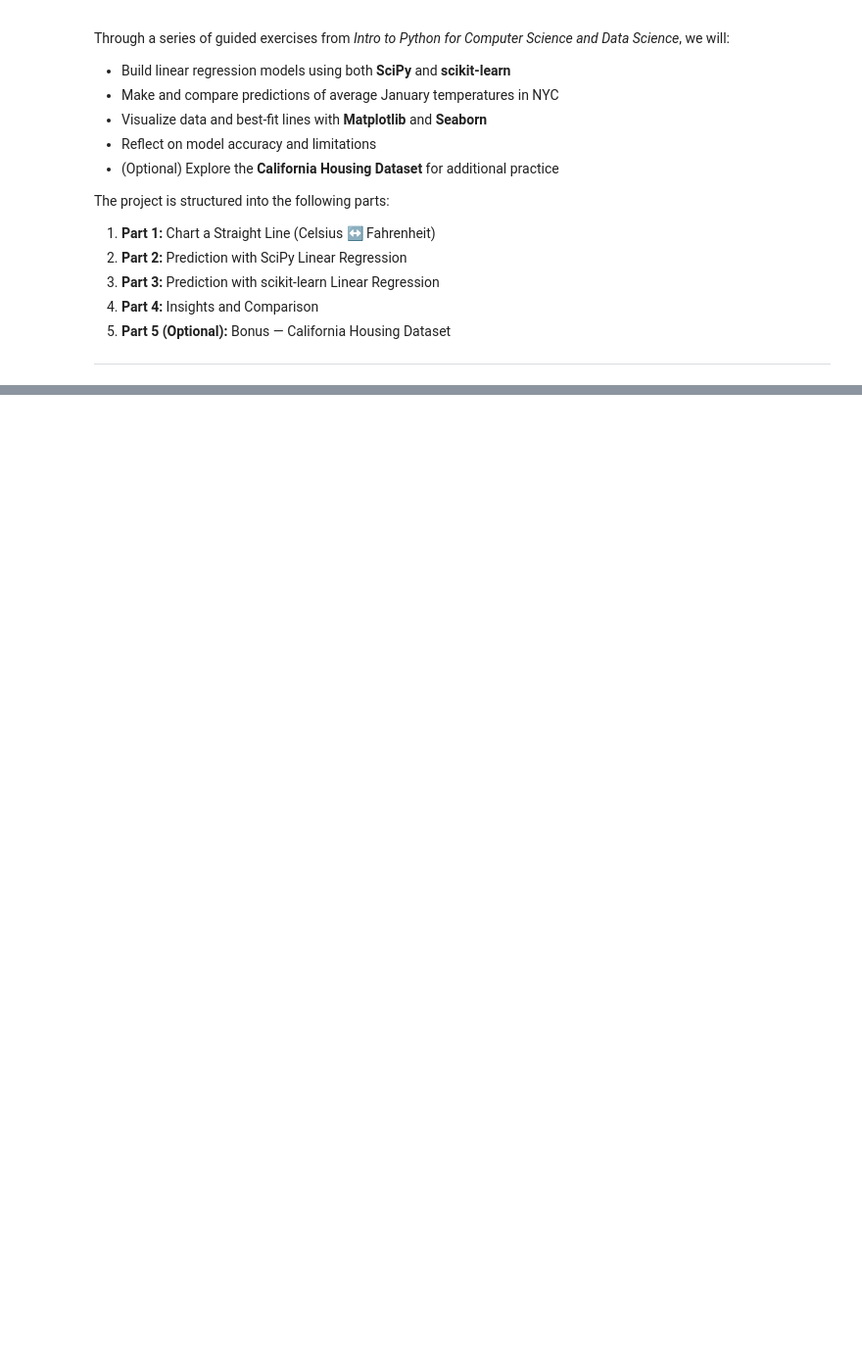
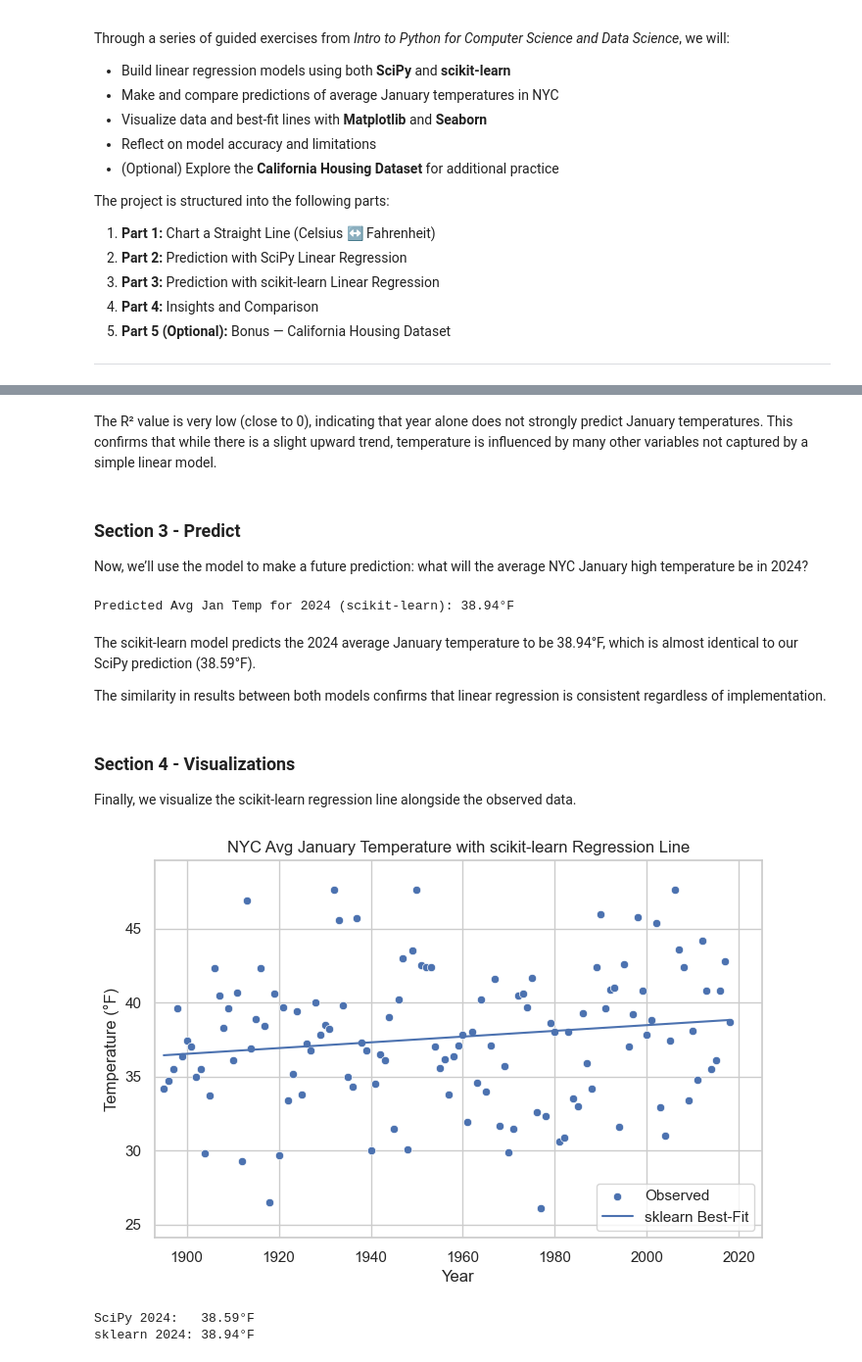
Before and after one commit to staceyolson23-blip/datafun-07-ml, a Jupyter notebook: notebooks/stacey_ml.ipynb, the cells around one changed output, grey strips where cells are left out. Shown: that part at 98% size. Saved outputs shown, nothing was run; the diff lists cells and outputs as text; code cells hidden in the pictures; blank space fills up the shorter version.

```diff
--- a/notebooks/stacey_ml.ipynb
+++ b/notebooks/stacey_ml.ipynb
@@ -33,0 +234,15 @@ OK!
+# %%
+from sklearn.model_selection import train_test_split
+from sklearn.linear_model import LinearRegression
+
+# --- Section 1 - Build the Model
+X = nyc_df[['Year']]
+y = nyc_df['Temperature']
+
+X_train, X_test, y_train, y_test = train_test_split(X, y, random_state=11)
+print("Shapes:", X_train.shape, X_test.shape, y_train.shape, y_test.shape)
+
+lr = LinearRegression()
+lr.fit(X_train, y_train)
+print("intercept_:", lr.intercept_)
+print("coef_     :", lr.coef_[0])
@@ -33,0 +271,41 @@ OK!
+# %% [markdown]
+The R² value is very low (close to 0), indicating that year alone does not strongly predict January temperatures.
+This confirms that while there is a slight upward trend, temperature is influenced by many other variables not captured by a simple linear model.
+# %% [markdown]
+### Section 3 - Predict
+
+Now, we’ll use the model to make a future prediction: what will the average NYC January high temperature be in 2024?
+# %%
+# --- Section 3 - Predict 2024
+pred_2024_sklearn = lr.predict([[2024]])[0]
+print(f"Predicted Avg Jan Temp for 2024 (scikit-learn): {pred_2024_sklearn:.2f}°F")
+# %% [output]
+Predicted Avg Jan Temp for 2024 (scikit-learn): 38.94°F
+# %% [markdown]
+The scikit-learn model predicts the 2024 average January temperature to be 38.94°F, which is almost identical to our SciPy prediction (38.59°F).
+
+The similarity in results between both models confirms that linear regression is consistent regardless of implementation.
+# %% [markdown]
+### Section 4 - Visualizations
+
+Finally, we visualize the scikit-learn regression line alongside the observed data.
+# %%
+# --- Section 4 - Visualizations
+plt.figure(figsize=(8,5))
+sns.scatterplot(x="Year", y="Temperature", data=nyc_df, label="Observed")
+plt.plot(nyc_df['Year'], lr.predict(nyc_df[['Year']]), label='sklearn Best-Fit')
+plt.title("NYC Avg January Temperature with scikit-learn Regression Line")
+plt.xlabel("Year")
+plt.ylabel("Temperature (°F)")
+plt.xlim(nyc_df['Year'].min()-2, 2025)
+plt.ylim(nyc_df['Temperature'].min()-2, nyc_df['Temperature'].max()+2)
+plt.legend()
+plt.show()
+
+# Quick comparison
+print(f"SciPy 2024:   {pred_2024_scipy:.2f}°F")
+print(f"sklearn 2024: {pred_2024_sklearn:.2f}°F")
+# %% [output]
+[figure, added]
+SciPy 2024:   38.59°F
+sklearn 2024: 38.94°F
```
Also changed, not shown: parts of 39 cells of this notebook.
